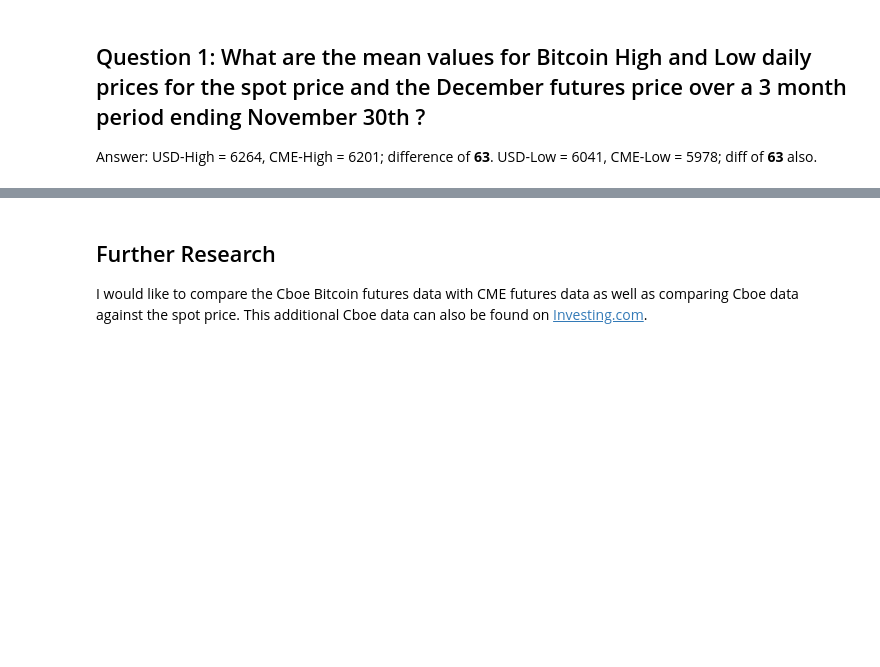
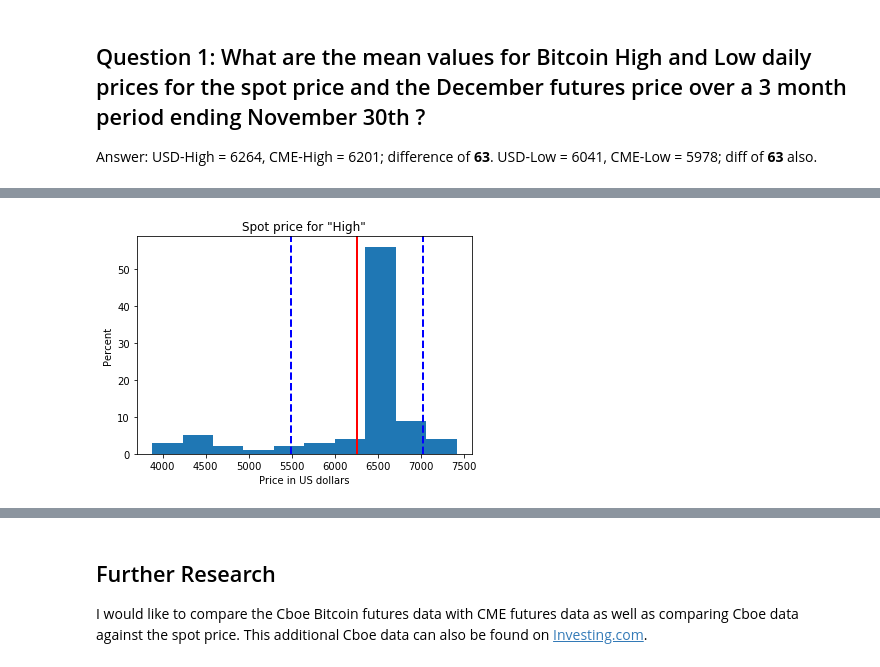
Before and after one commit to etterfred/Thinkful, a Jupyter notebook: Capstone Data Analysis Report.ipynb, the cells around one changed output, grey strips where cells are left out. Cells and saved outputs as stored; diff of their text form; code cells hidden in the pictures; blank space fills up the shorter version.

```diff
--- a/Capstone Data Analysis Report.ipynb
+++ b/Capstone Data Analysis Report.ipynb
@@ -155,0 +156,15 @@ Explore distributions, run t-tests, calculate probability, etc.
+# %%
+# Plot the spot "High" price as a histogram.
+plt.hist(df_usd['High'])
+plt.title('Spot price for "High"')
+# Add a vertical line at the mean.
+plt.axvline(df_usd['High'].mean(), color='red', linestyle='solid', linewidth=2)
+# Add a vertical line at one standard deviation above the mean.
+plt.axvline(df_usd['High'].mean() + df_usd['High'].std(), color='b', linestyle='dashed', linewidth=2)
+# Add a vertical line at one standard deviation below the mean.
+plt.axvline(df_usd['High'].mean()-df_usd['High'].std(), color='b', linestyle='dashed', linewidth=2)
+plt.xlabel('Price in US dollars')
+plt.ylabel('Percent')
+plt.show()
+# %% [output]
+[figure, added]
```
Also changed, not shown: parts of 7 cells of this notebook.
